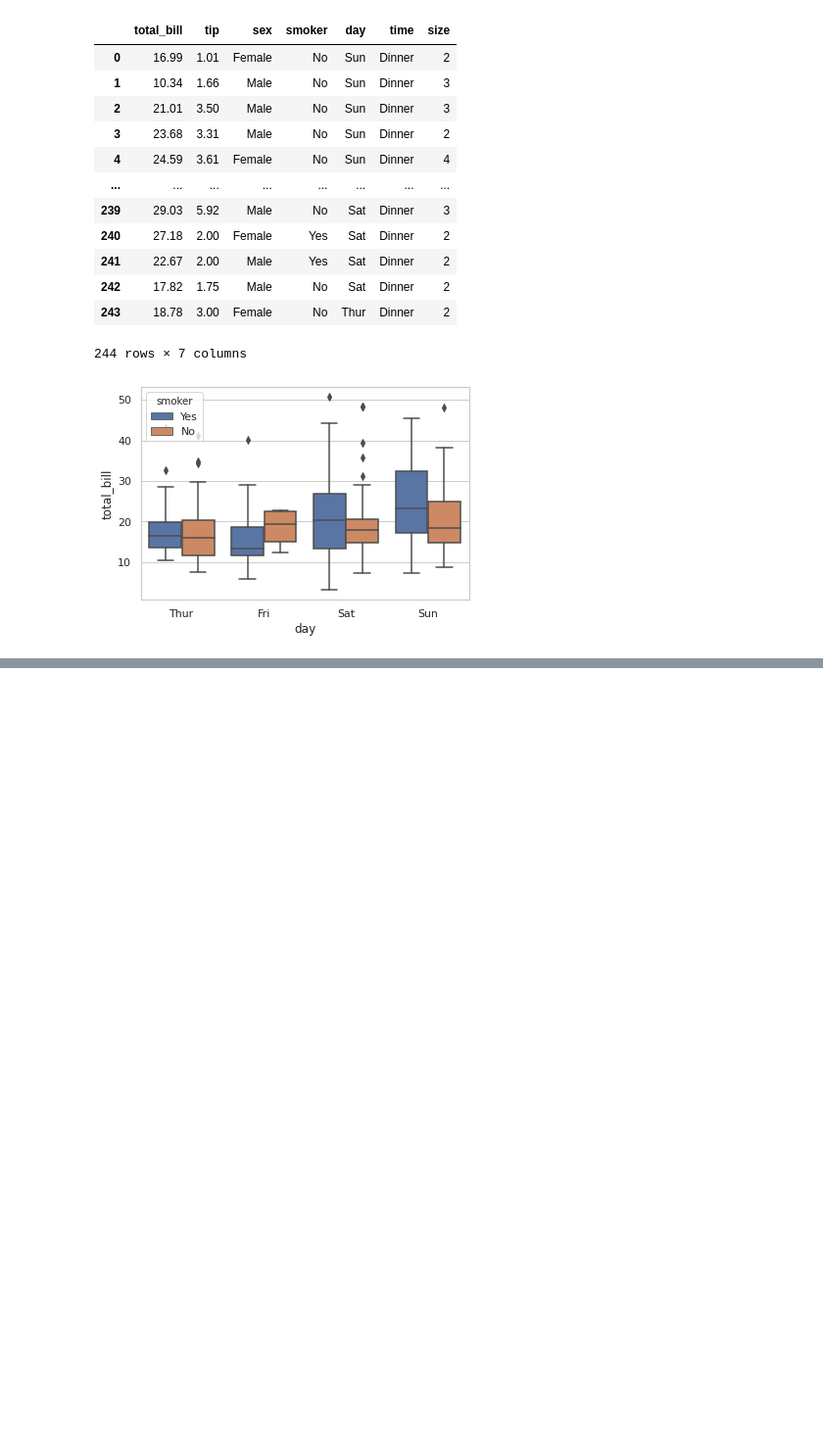
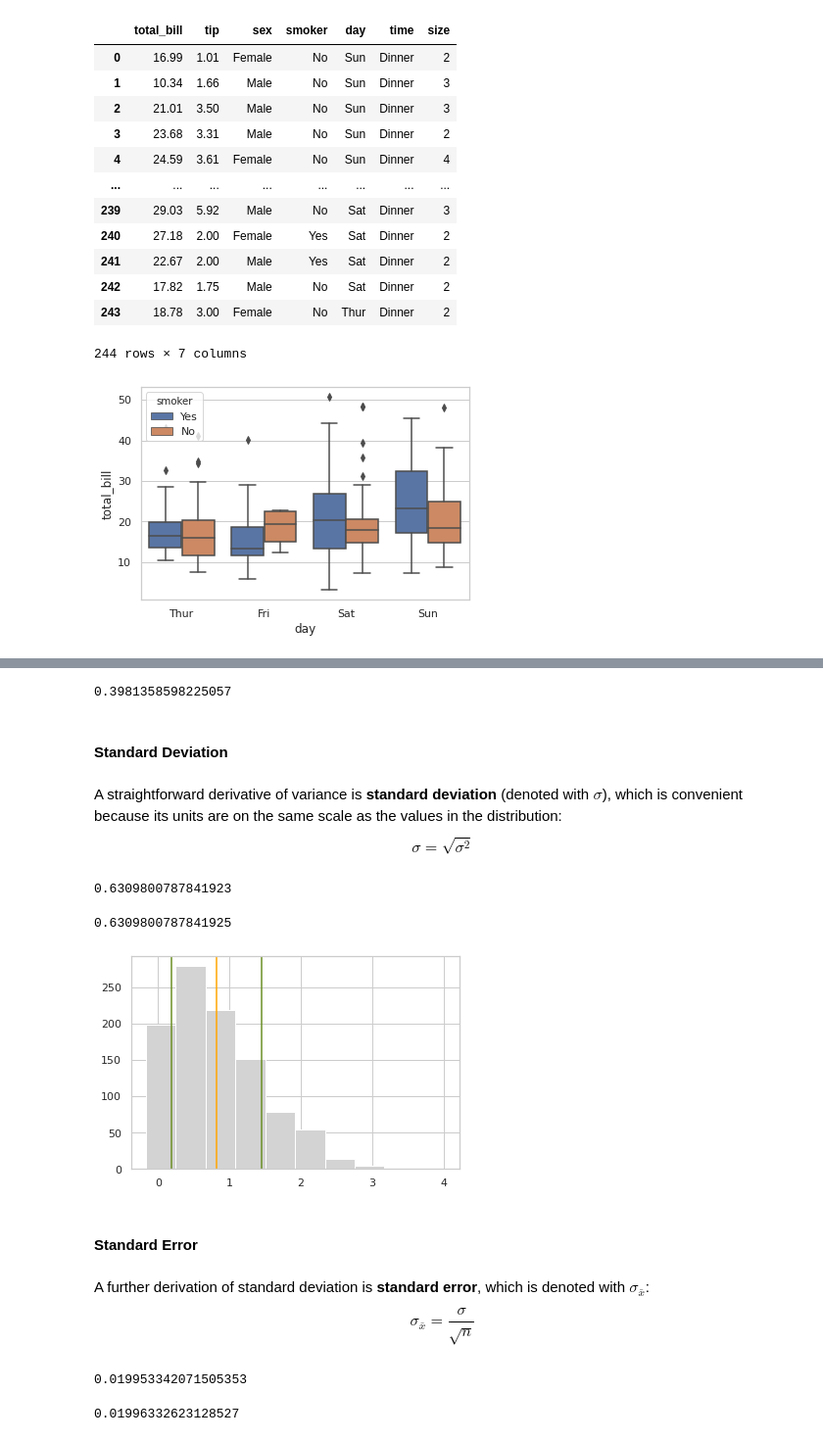
Before and after one commit to jonkrohn/ML-foundations, a Jupyter notebook: notebooks/5-probability.ipynb, the cells around one changed output, grey strips where cells are left out. Shown at 98% size. Drawn from its saved outputs; the diff is of its cells as text; code cells hidden in the pictures; blank space fills up the shorter version.

```diff
--- a/notebooks/5-probability.ipynb
+++ b/notebooks/5-probability.ipynb
@@ -507,0 +538,3 @@ ax = sns.boxplot(x='day', y='total_bill', hue='smoker', data=tips)
+# %%
+mu = np.mean(x)
+mu
@@ -507,0 +543,2 @@ ax = sns.boxplot(x='day', y='total_bill', hue='smoker', data=tips)
+# %%
+squared_differences = [(x_i - mu)**2 for x_i in x]
@@ -507,0 +558,3 @@ ax = sns.boxplot(x='day', y='total_bill', hue='smoker', data=tips)
+# %%
+sigma_squared = sum(squared_differences)/len(x)
+sigma_squared
@@ -507,0 +565,35 @@ ax = sns.boxplot(x='day', y='total_bill', hue='smoker', data=tips)
+# %%
+np.var(x)
+# %% [output]
+0.3981358598225057
+# %% [markdown]
+#### Standard Deviation
+# %% [markdown]
+A straightforward derivative of variance is **standard deviation** (denoted with $\sigma$), which is convenient because its units are on the same scale as the values in the distribution:
+$$ \sigma = \sqrt{\sigma^2} $$
+# %%
+sigma = sigma_squared**(1/2)
+sigma
+# %% [output]
+0.6309800787841923
+# %%
+np.std(x)
+# %% [output]
+0.6309800787841925
+# %%
+fig, ax = plt.subplots()
+plt.axvline(x = mu, color='orange')
+plt.axvline(x = mu+sigma, color='olivedrab')
+plt.axvline(x = mu-sigma, color='olivedrab')
+_ = plt.hist(x, color = 'lightgray')
+# %% [output]
+[figure, added]
+# %% [markdown]
+#### Standard Error
+# %% [markdown]
+A further derivation of standard deviation is **standard error**, which is denoted with $\sigma_\bar{x}$:
+$$ \sigma_\bar{x} = \frac{\sigma}{\sqrt{n}} $$
+# %%
+sigma/(len(x))**(1/2)
+# %% [output]
+0.019953342071505353
@@ -507,0 +602,4 @@ ax = sns.boxplot(x='day', y='total_bill', hue='smoker', data=tips)
+# %%
+sem(x) # defaults to 1 degree of freedom, which can be ignored with the larger data sets of ML
+# %% [output]
+0.01996332623128527
```
Also changed, not shown: parts of 17 cells of this notebook.
